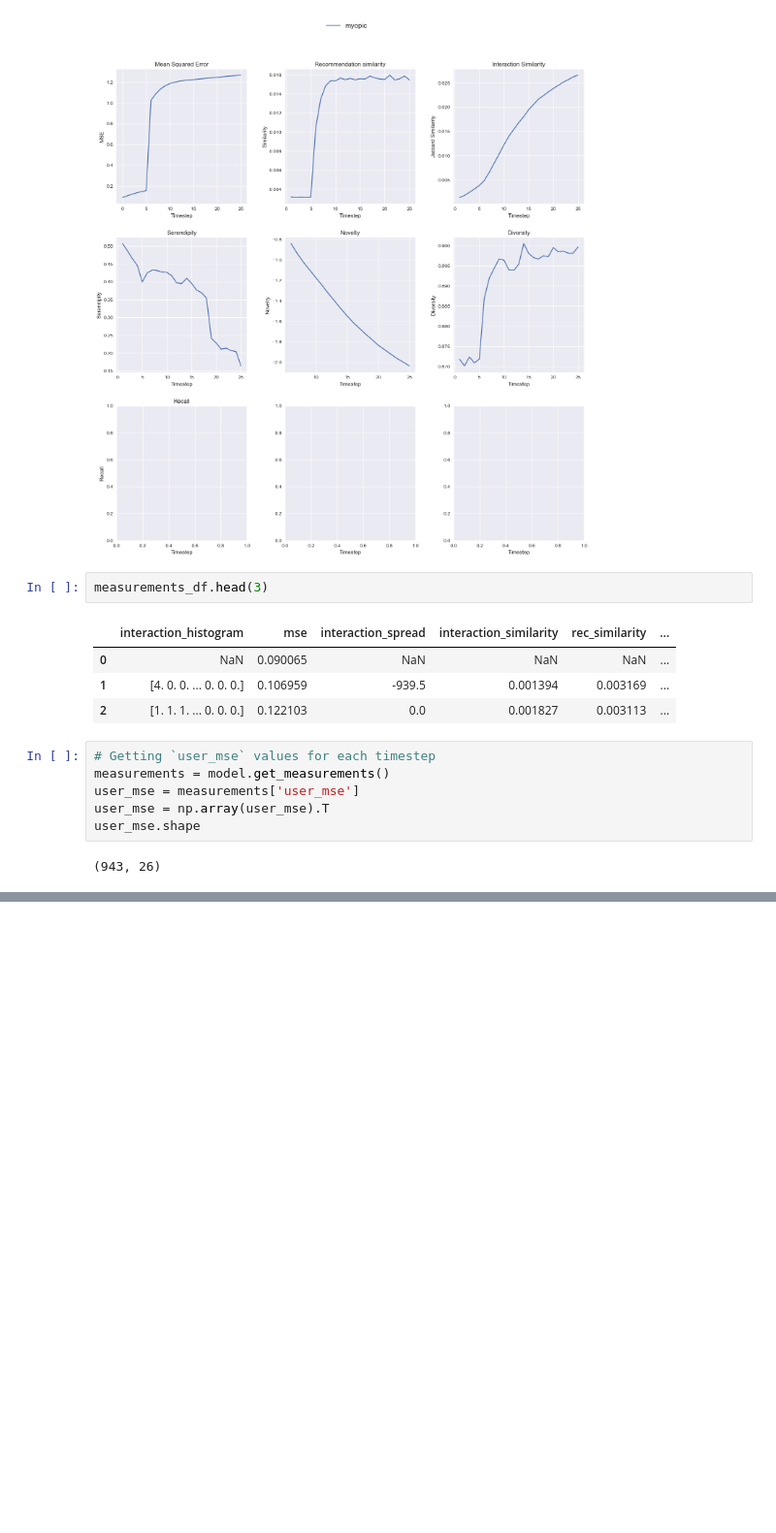
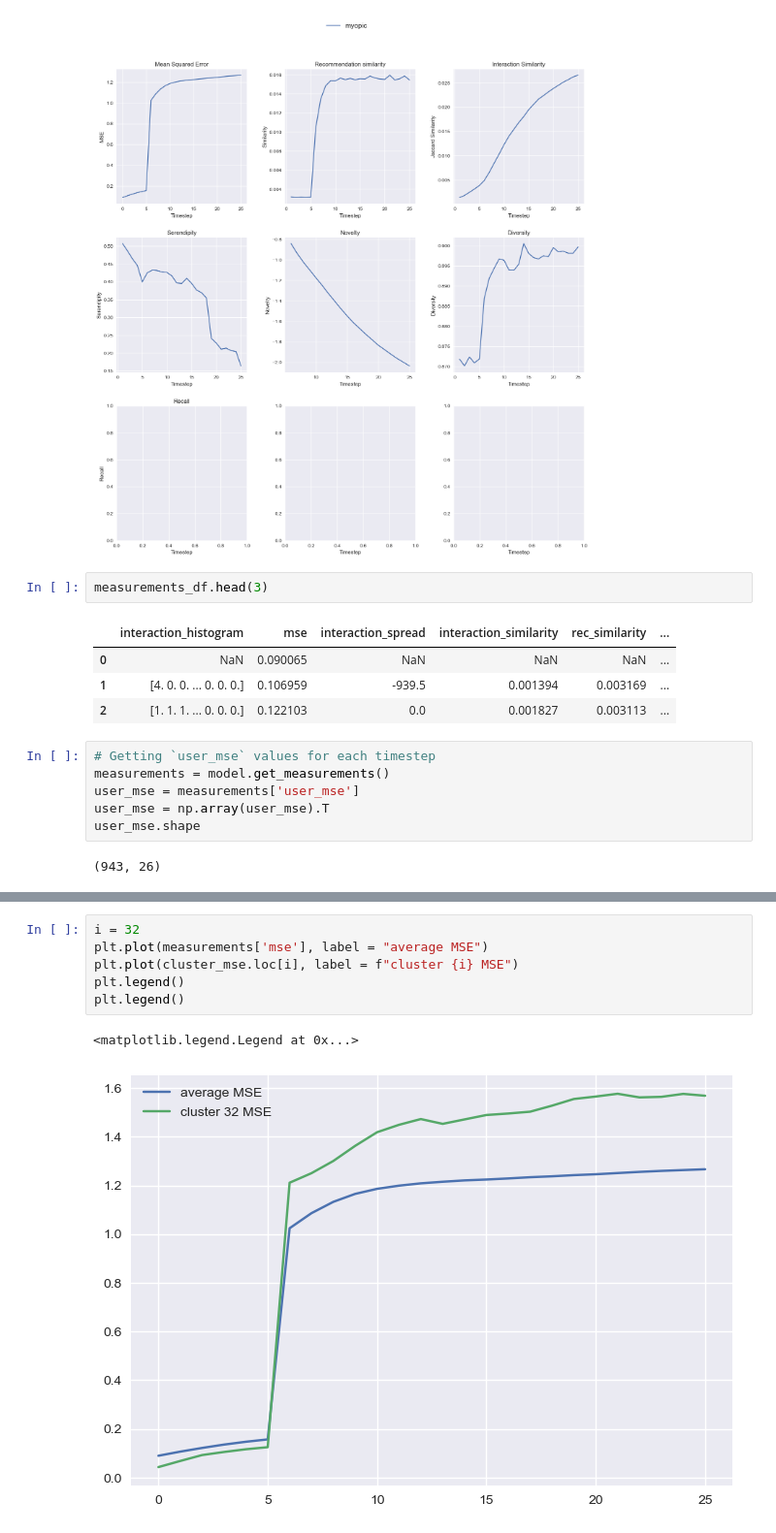
Before and after one commit to jannikjw/fair-recommender-systems, a Jupyter notebook: metric_exploration.ipynb, the cells around one changed output, grey strips where cells are left out. Shown at 97% size. Saved outputs shown, nothing was run; the diff lists cells and outputs as text; blank space fills up the shorter version.

```diff
--- a/metric_exploration.ipynb
+++ b/metric_exploration.ipynb
@@ -300,0 +315,9 @@ plt.legend()
+# %%
+i = 32
+plt.plot(measurements['mse'], label = "average MSE")
+plt.plot(cluster_mse.loc[i], label = f"cluster {i} MSE")
+plt.legend()
+plt.legend()
+# %% [output]
+<matplotlib.legend.Legend at 0x...>
+[figure, added]
```
Also changed, not shown: parts of 6 cells of this notebook, 1 other file.
